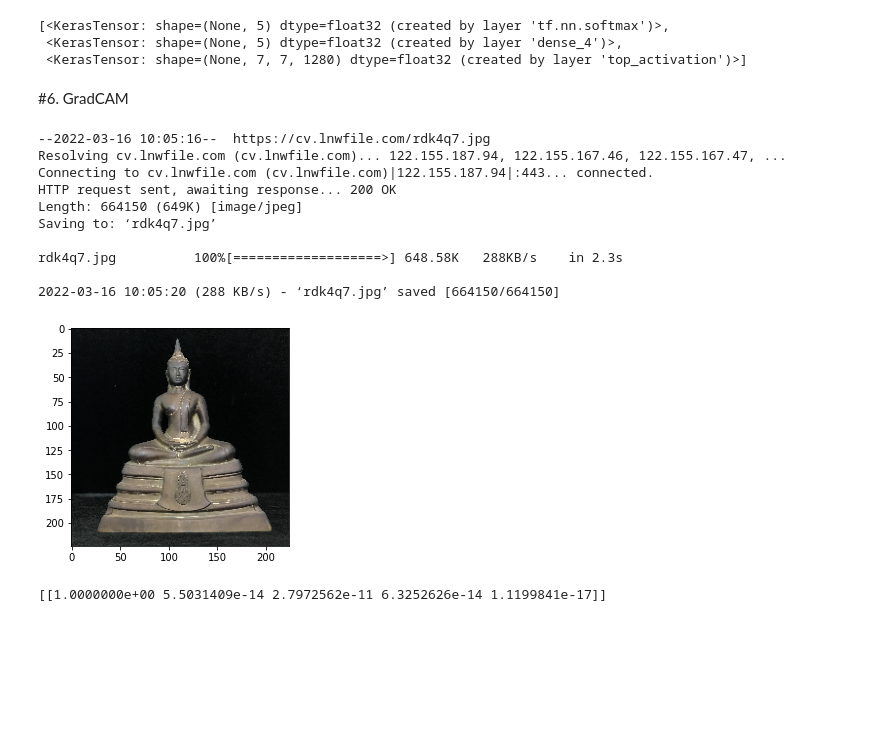
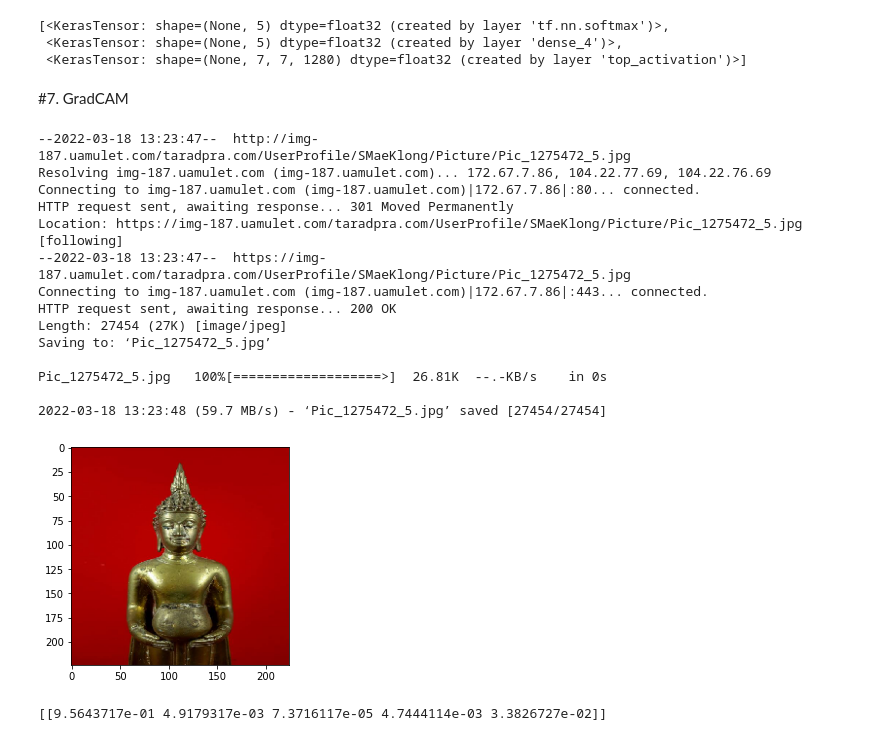
Before and after one commit to robinoud/BADS7604_HW4_Transfer_Learning, a Jupyter notebook: EfficientNetB0_No fine tuning.ipynb, the cells around one changed output. Drawn from its saved outputs; the diff is of its cells as text; code cells hidden in the pictures; blank space fills up the shorter version.

```diff
--- a/EfficientNetB0_No fine tuning.ipynb
+++ b/EfficientNetB0_No fine tuning.ipynb
@@ -325,44 +331,48 @@ new_model.output
  <KerasTensor: shape=(None, 5) dtype=float32 (created by layer 'dense_4')>,
  <KerasTensor: shape=(None, 7, 7, 1280) dtype=float32 (created by layer 'top_activation')>]
 # %% [markdown]
-#6. GradCAM
+#7. GradCAM
 # %%
 # Load a test image from Internet
-img_url =  "https://cv.lnwfile.com/rdk4q7.jpg"
-#img_url = "http://img-187.uamulet.com/taradpra.com/UserProfile/SMaeKlong/Picture/Pic_1275472_5.jpg"
+#img_url =  "https://cv.lnwfile.com/rdk4q7.jpg"
+img_url = "http://img-187.uamulet.com/taradpra.com/UserProfile/SMaeKlong/Picture/Pic_1275472_5.jpg"
 !wget "$img_url"
 
 # Load an image as PIL.Image.IMage
 img_path = img_url.split("/")[-1]
 img = tf.keras.preprocessing.image.load_img(img_path, target_size=(img_w, img_h))
 
 # Convert PIL Image to Numpy ndarray
 img = tf.keras.preprocessing.image.img_to_array(img)
 img = img.astype(np.uint8)
 
 # Display the NumPy image
 plt.imshow(img)
 plt.show()
 # %% [output]
---2022-03-16 10:05:16--  https://cv.lnwfile.com/rdk4q7.jpg
-Resolving cv.lnwfile.com (cv.lnwfile.com)... 122.155.187.94, 122.155.167.46, 122.155.167.47, ...
-Connecting to cv.lnwfile.com (cv.lnwfile.com)|122.155.187.94|:443... connected.
+--2022-03-18 13:23:47--  http://img-187.uamulet.com/taradpra.com/UserProfile/SMaeKlong/Picture/Pic_1275472_5.jpg
+Resolving img-187.uamulet.com (img-187.uamulet.com)... 172.67.7.86, 104.22.77.69, 104.22.76.69
+Connecting to img-187.uamulet.com (img-187.uamulet.com)|172.67.7.86|:80... connected.
+HTTP request sent, awaiting response... 301 Moved Permanently
+Location: https://img-187.uamulet.com/taradpra.com/UserProfile/SMaeKlong/Picture/Pic_1275472_5.jpg [following]
+--2022-03-18 13:23:47--  https://img-187.uamulet.com/taradpra.com/UserProfile/SMaeKlong/Picture/Pic_1275472_5.jpg
+Connecting to img-187.uamulet.com (img-187.uamulet.com)|172.67.7.86|:443... connected.
 HTTP request sent, awaiting response... 200 OK
-Length: 664150 (649K) [image/jpeg]
-Saving to: ‘rdk4q7.jpg’
+Length: 27454 (27K) [image/jpeg]
+Saving to: ‘Pic_1275472_5.jpg’
 
-rdk4q7.jpg          100%[===================>] 648.58K   288KB/s    in 2.3s
+Pic_1275472_5.jpg   100%[===================>]  26.81K  --.-KB/s    in 0s
 
-2022-03-16 10:05:20 (288 KB/s) - ‘rdk4q7.jpg’ saved [664150/664150]
+2022-03-18 13:23:48 (59.7 MB/s) - ‘Pic_1275472_5.jpg’ saved [27454/27454]
-[figure, old version]
+[figure, new version]
 # %%
 # Preprocess the input image
 img_preprocess = tf.keras.applications.vgg16.preprocess_input( np.expand_dims(img, axis=0))
 # %%
-result = model.predict(img_preprocess)
-print(result)
+prediction = model.predict(img_preprocess)
+print(prediction)
 # %% [output]
-[[1.0000000e+00 5.5031409e-14 2.7972562e-11 6.3252626e-14 1.1199841e-17]]
+[[9.5643717e-01 4.9179317e-03 7.3716117e-05 4.7444114e-03 3.3826727e-02]]
 # %%
 def my_CNN_GradCAM( model, in_img, class_index ):
   # Convert from numpy to tensor
```
Also changed, not shown: parts of 16 cells of this notebook, 1 other file.
